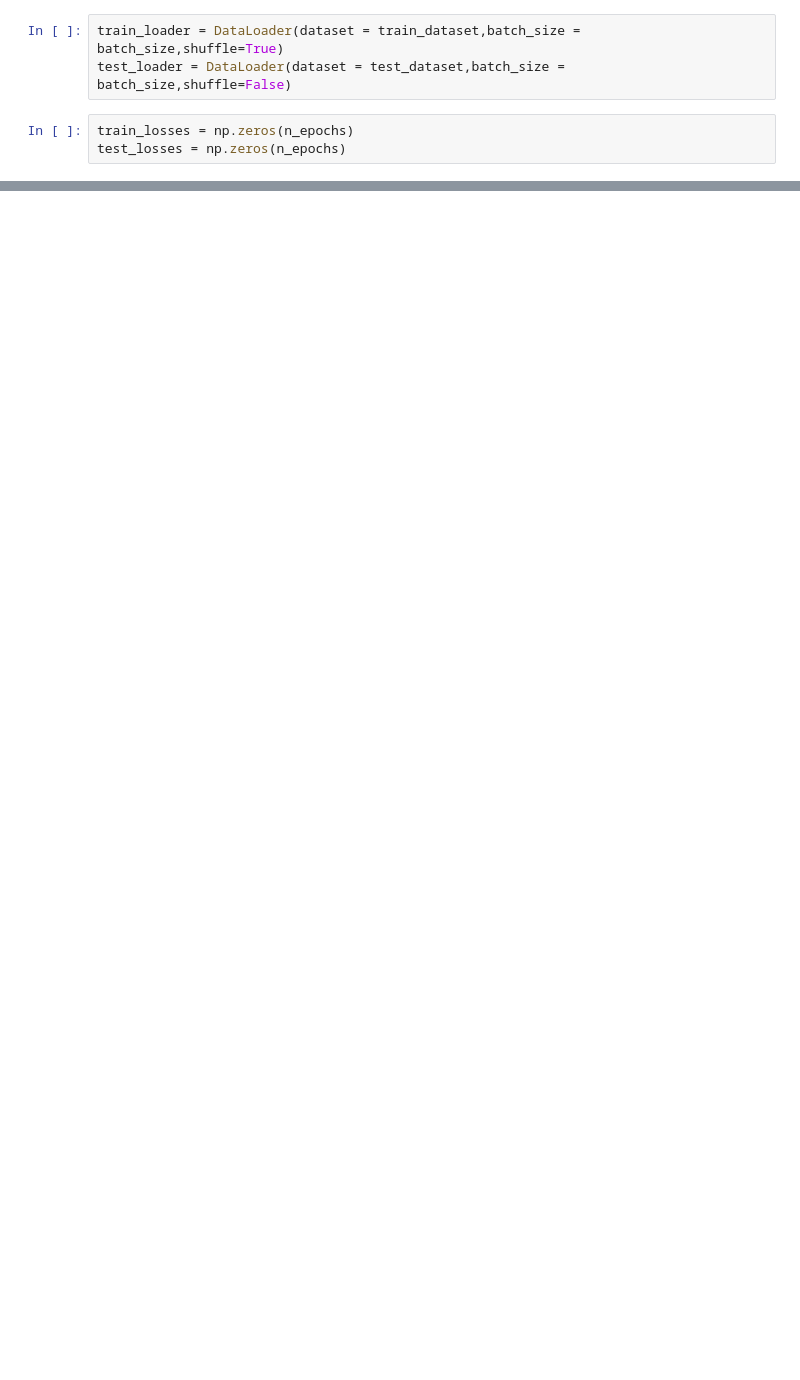
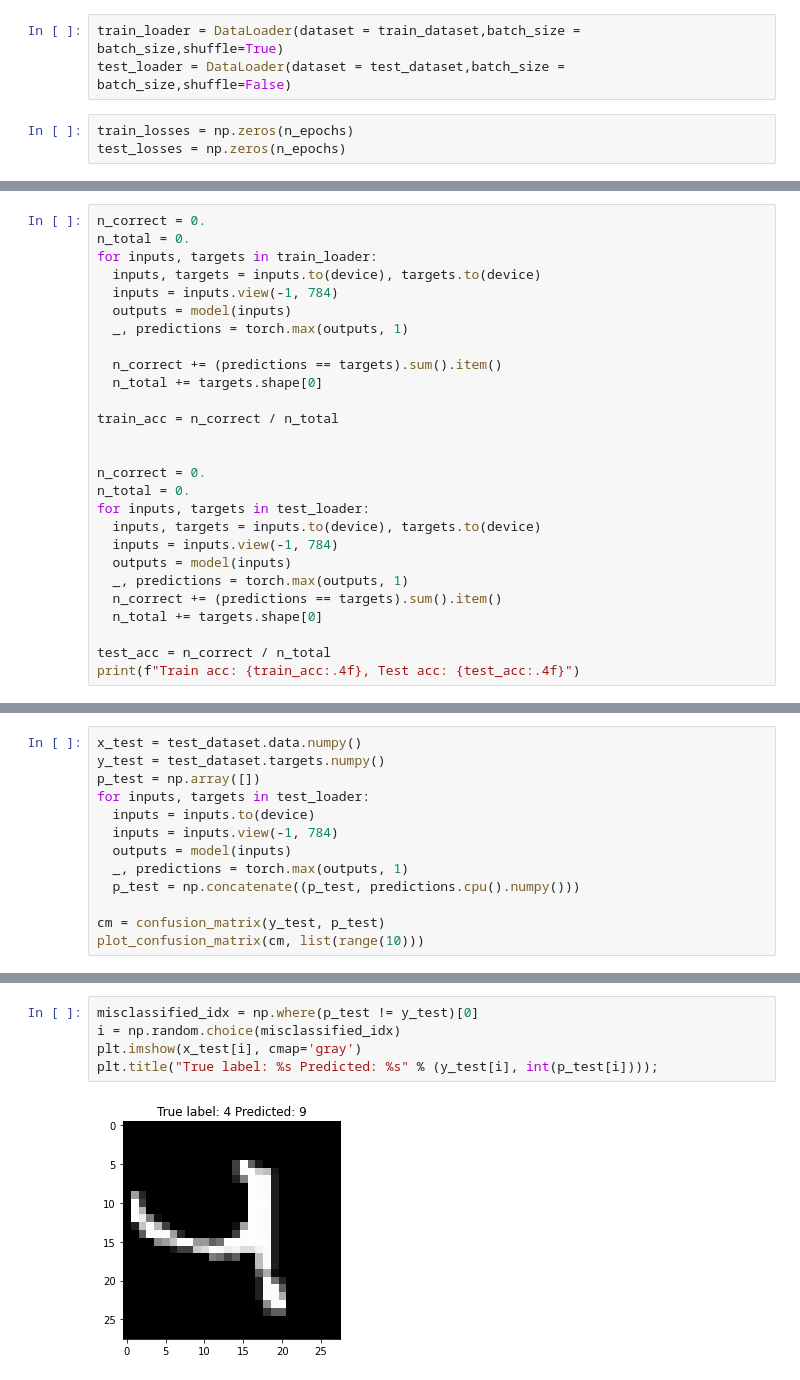
Before and after one commit to vijayshankarrealdeal/GoogleColab, a Jupyter notebook: FeedForward.ipynb, the cells around one changed output, grey strips where cells are left out. Saved outputs shown, nothing was run; the diff lists cells and outputs as text; blank space fills up the shorter version.

```diff
--- a/FeedForward.ipynb
+++ b/FeedForward.ipynb
@@ -100,0 +105,27 @@ for epoch in range(n_epoch):
+# %%
+n_correct = 0.
+n_total = 0.
+for inputs, targets in train_loader:
+  inputs, targets = inputs.to(device), targets.to(device)
+  inputs = inputs.view(-1, 784)
+  outputs = model(inputs)
+  _, predictions = torch.max(outputs, 1)
+
+  n_correct += (predictions == targets).sum().item()
+  n_total += targets.shape[0]
+
+train_acc = n_correct / n_total
+
+
+n_correct = 0.
+n_total = 0.
+for inputs, targets in test_loader:
+  inputs, targets = inputs.to(device), targets.to(device)
+  inputs = inputs.view(-1, 784)
+  outputs = model(inputs)
+  _, predictions = torch.max(outputs, 1)
+  n_correct += (predictions == targets).sum().item()
+  n_total += targets.shape[0]
+
+test_acc = n_correct / n_total
+print(f"Train acc: {train_acc:.4f}, Test acc: {test_acc:.4f}")
@@ -100,0 +168,13 @@ for epoch in range(n_epoch):
+# %%
+x_test = test_dataset.data.numpy()
+y_test = test_dataset.targets.numpy()
+p_test = np.array([])
+for inputs, targets in test_loader:
+  inputs = inputs.to(device)
+  inputs = inputs.view(-1, 784)
+  outputs = model(inputs)
+  _, predictions = torch.max(outputs, 1)
+  p_test = np.concatenate((p_test, predictions.cpu().numpy()))
+
+cm = confusion_matrix(y_test, p_test)
+plot_confusion_matrix(cm, list(range(10)))
@@ -100,0 +194,7 @@ for epoch in range(n_epoch):
+# %%
+misclassified_idx = np.where(p_test != y_test)[0]
+i = np.random.choice(misclassified_idx)
+plt.imshow(x_test[i], cmap='gray')
+plt.title("True label: %s Predicted: %s" % (y_test[i], int(p_test[i])));
+# %% [output]
+[figure, added]
```
Also changed, not shown: parts of 11 cells of this notebook.
